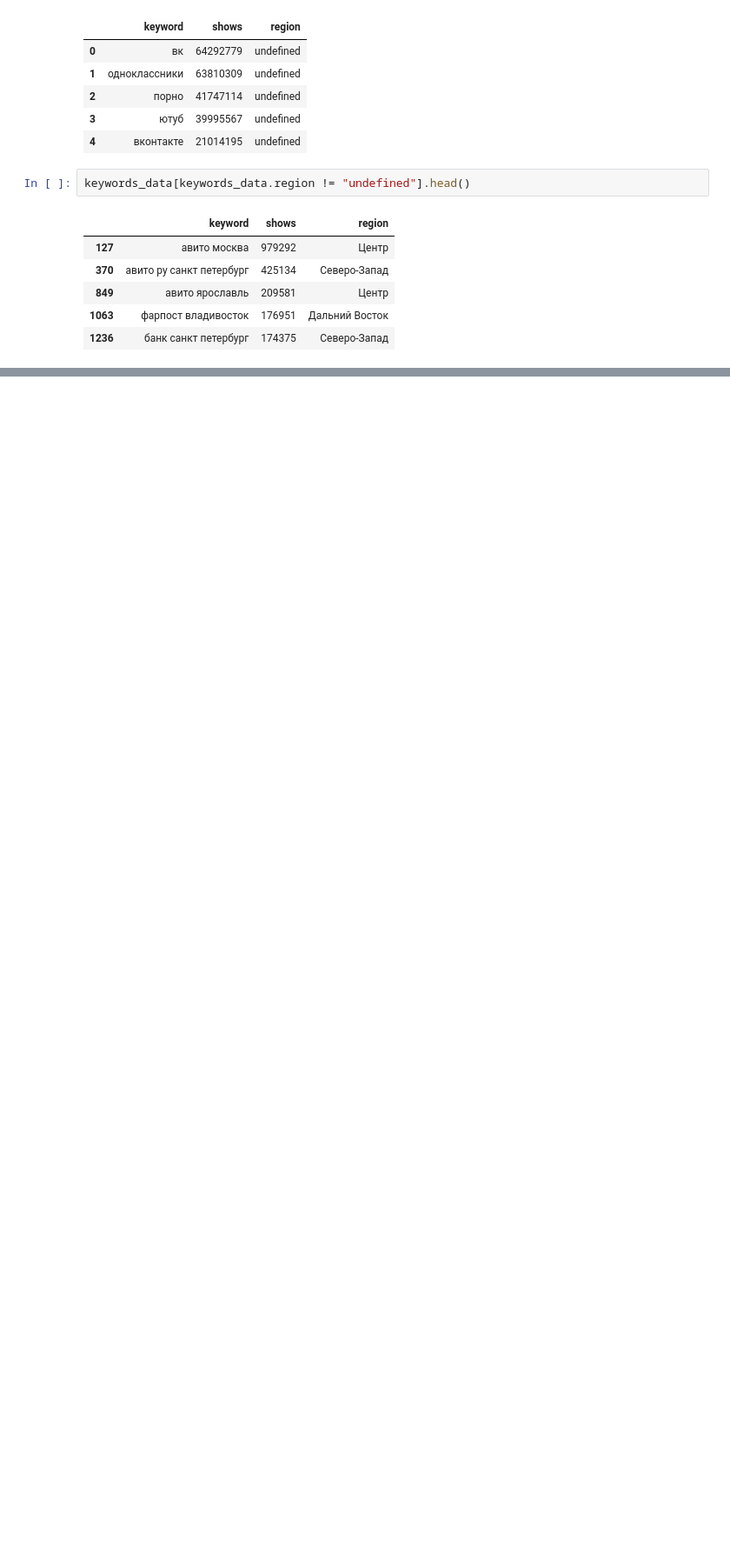
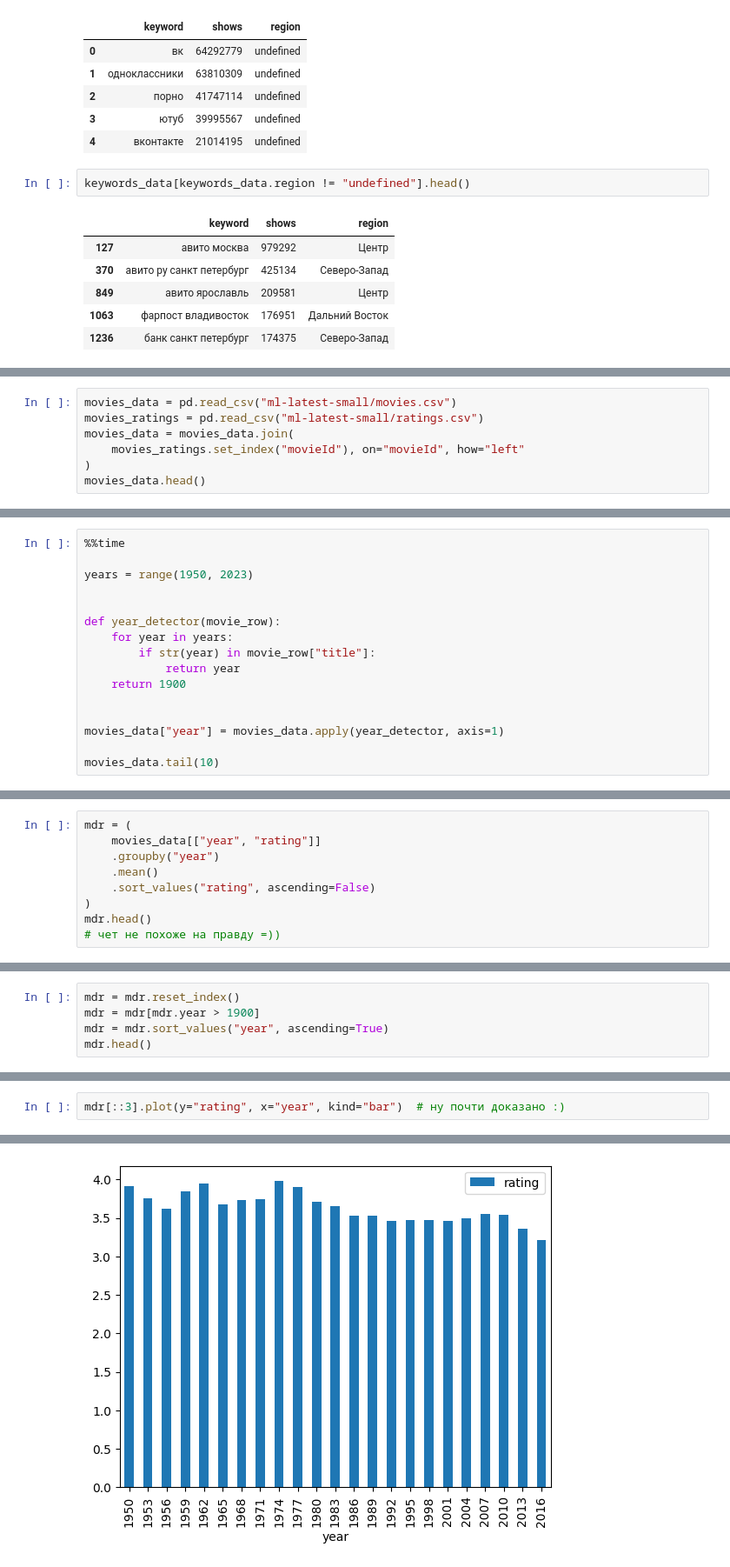
Before and after one commit to archimage-wiz/DS_Hw_FunctionsData, a Jupyter notebook: Hw_z.ipynb, the cells around one changed output, grey strips where cells are left out. Shown at 87% size. Saved outputs shown, nothing was run; the diff lists cells and outputs as text; blank space fills up the shorter version.

```diff
--- a/Hw_z.ipynb
+++ b/Hw_z.ipynb
@@ -118,0 +120,7 @@ keywords_data[keywords_data.region != "undefined"].head()
+# %%
+movies_data = pd.read_csv("ml-latest-small/movies.csv")
+movies_ratings = pd.read_csv("ml-latest-small/ratings.csv")
+movies_data = movies_data.join(
+    movies_ratings.set_index("movieId"), on="movieId", how="left"
+)
+movies_data.head()
@@ -118,0 +134,16 @@ keywords_data[keywords_data.region != "undefined"].head()
+# %%
+%%time
+
+years = range(1950, 2023)
+
+
+def year_detector(movie_row):
+    for year in years:
+        if str(year) in movie_row["title"]:
+            return year
+    return 1900
+
+
+movies_data["year"] = movies_data.apply(year_detector, axis=1)
+
+movies_data.tail(10)
@@ -118,0 +164,9 @@ keywords_data[keywords_data.region != "undefined"].head()
+# %%
+mdr = (
+    movies_data[["year", "rating"]]
+    .groupby("year")
+    .mean()
+    .sort_values("rating", ascending=False)
+)
+mdr.head()
+# чет не похоже на правду =))
@@ -118,0 +198,5 @@ keywords_data[keywords_data.region != "undefined"].head()
+# %%
+mdr = mdr.reset_index()
+mdr = mdr[mdr.year > 1900]
+mdr = mdr.sort_values("year", ascending=True)
+mdr.head()
@@ -118,0 +210,3 @@ keywords_data[keywords_data.region != "undefined"].head()
+# %%
+mdr[::3].plot(y="rating", x="year", kind="bar")  # ну почти доказано :)
+# %% [output]
@@ -118,0 +214 @@ keywords_data[keywords_data.region != "undefined"].head()
+[figure, added]
```
Also changed, not shown: parts of 10 cells of this notebook.
